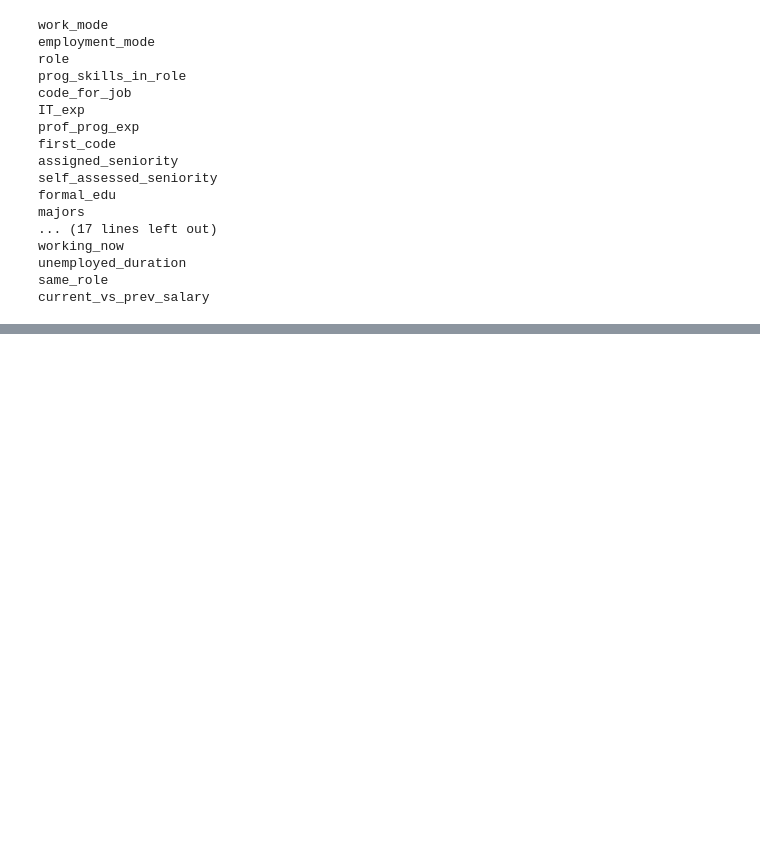
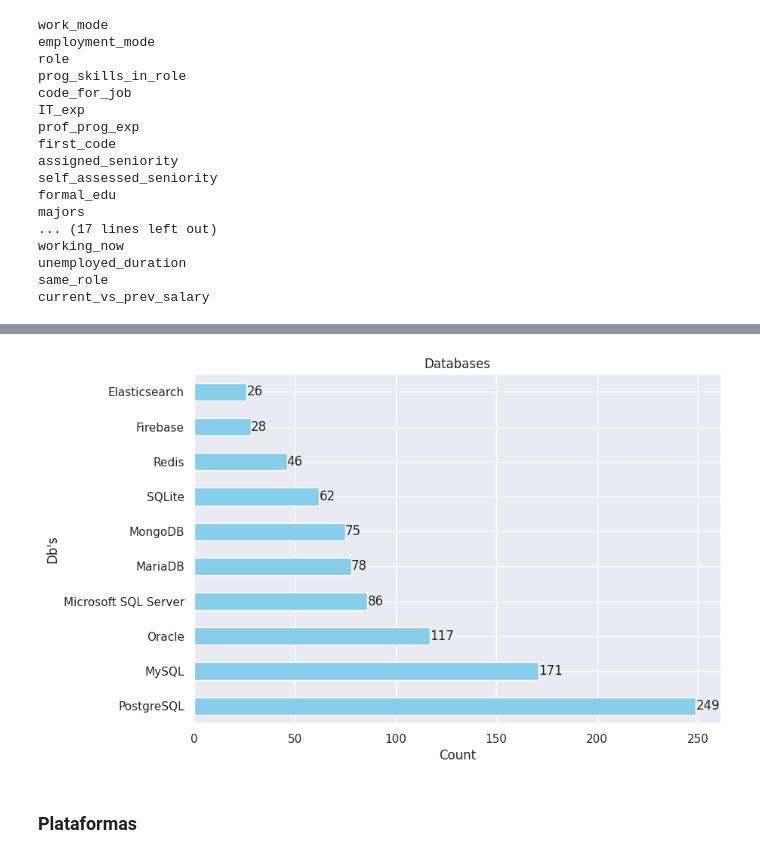
Before and after one commit to TorrezMN/Enc.-Devs-2024-Py, a Jupyter notebook: notebooks/tecnología_y_herramientas.ipynb, the cells around one changed output, grey strips where cells are left out. Drawn from its saved outputs; the diff is of its cells as text; code cells hidden in the pictures; blank space fills up the shorter version.

```diff
--- a/notebooks/tecnología_y_herramientas.ipynb
+++ b/notebooks/tecnología_y_herramientas.ipynb
@@ -69,0 +180,11 @@ current_vs_prev_salary
+# %%
+plot_uniques_count(
+    uniques_count_to_dataframe(get_column_uniques_count(df, "databases")),
+    "Databases",
+    "Count",
+    "Db's",
+)
+# %% [output]
+[figure, added]
+# %% [markdown]
+### Plataformas
```
Also changed, not shown: parts of 55 cells of this notebook.
